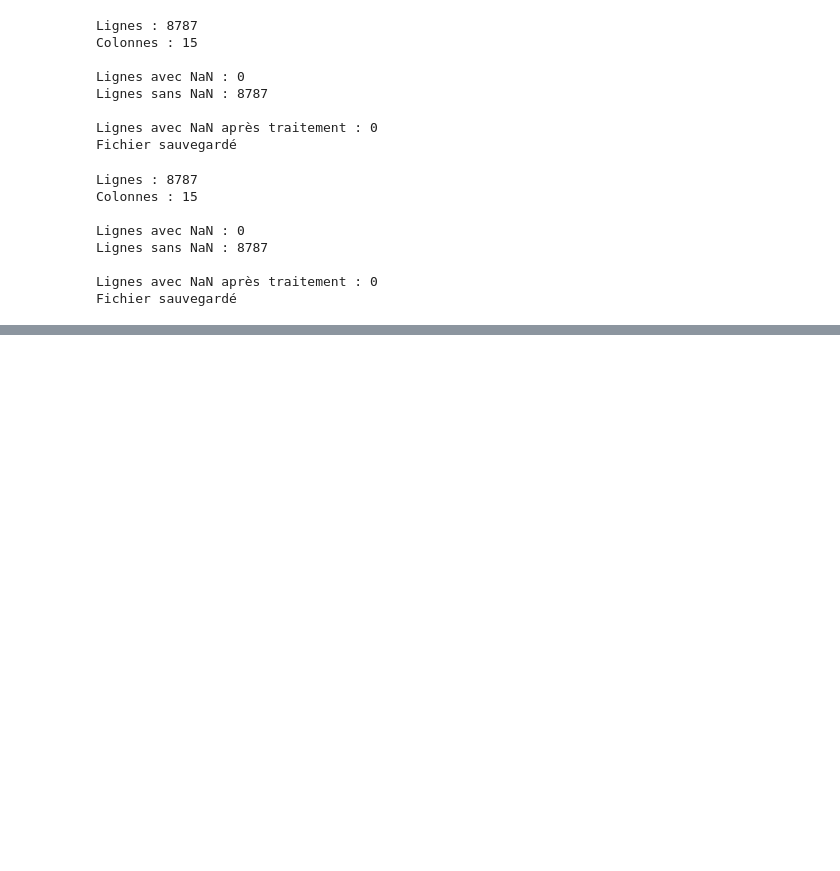
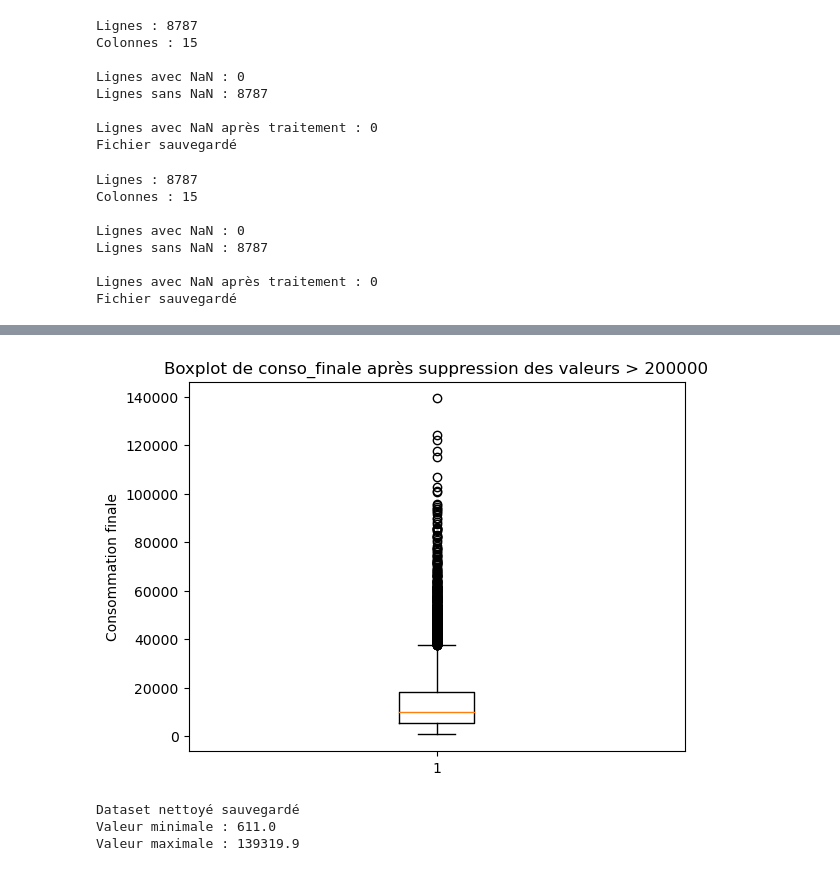
Before and after one commit to Gjuuuy/IES_DPE, a Jupyter notebook: analyse/notebooks/Data_traitement.ipynb, the cells around one changed output, grey strips where cells are left out. Saved outputs shown, nothing was run; the diff lists cells and outputs as text; code cells hidden in the pictures; blank space fills up the shorter version.

Commit message:
[EDA] Ajout du dataset final avec deux extensions disponibles

```diff
--- a/analyse/notebooks/Data_traitement.ipynb
+++ b/analyse/notebooks/Data_traitement.ipynb
@@ -274,0 +310,29 @@ Colonnes après : 14
+# %%
+import pandas as pd
+import matplotlib.pyplot as plt
+
+# Charger le dataset
+df = pd.read_csv('DPE.csv')
+
+# Supprimer les lignes où conso_finale > 200 000
+df_clean = df[df["conso_finale"] <= 150_000].copy()
+
+
+
+# Boxplot après suppression
+plt.boxplot(df_clean["conso_finale"].dropna())
+plt.title("Boxplot de conso_finale après suppression des valeurs > 200000")
+plt.ylabel("Consommation finale")
+plt.show()
+
+# Option : sauvegarder le dataset nettoyé
+df_clean.to_csv("DPE.csv", index=False)
+print("Dataset nettoyé sauvegardé ")
+
+print("Valeur minimale :", df["conso_finale"].min())
+print("Valeur maximale :", df["conso_finale"].max())
+# %% [output]
+[figure, added]
+Dataset nettoyé sauvegardé
+Valeur minimale : 611.0
+Valeur maximale : 139319.9
```
Also changed, not shown: parts of 5 cells of this notebook, 2 other files.
